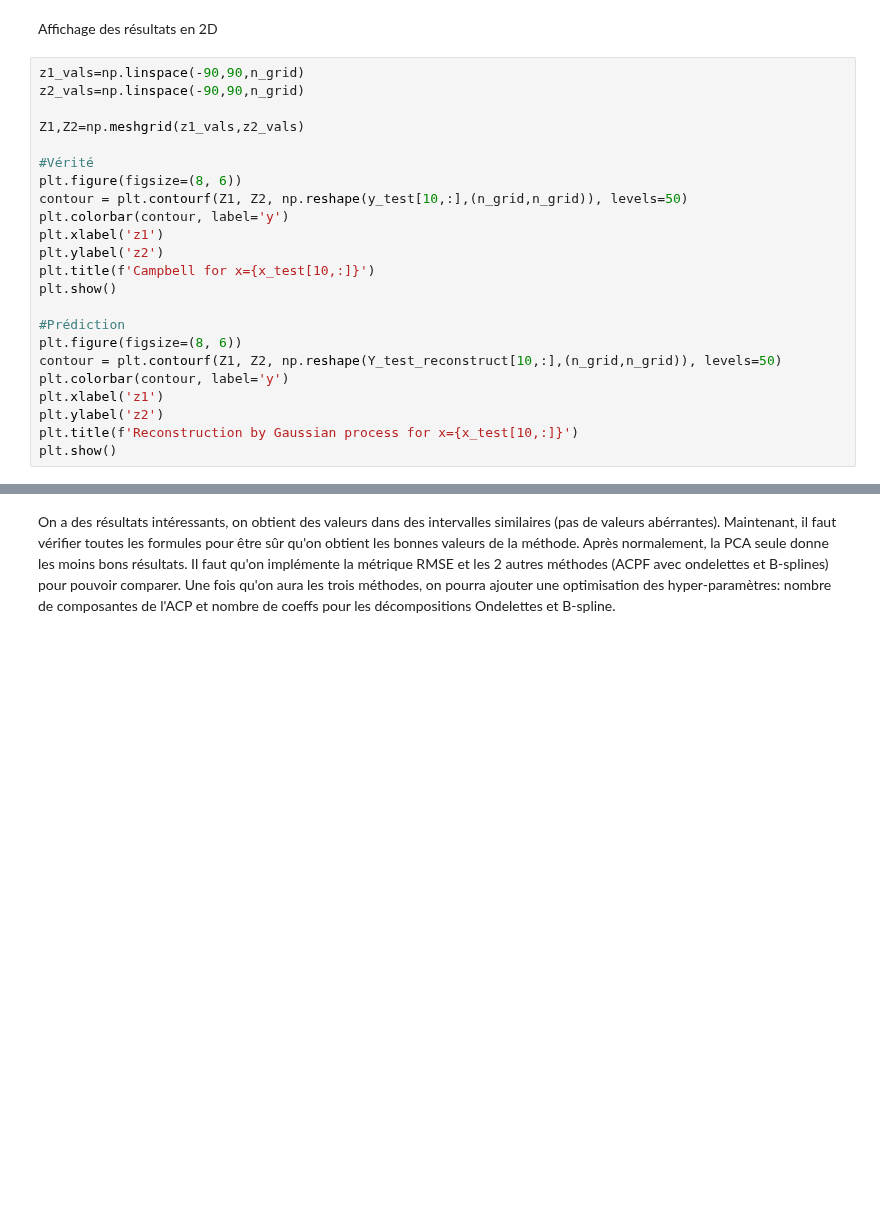
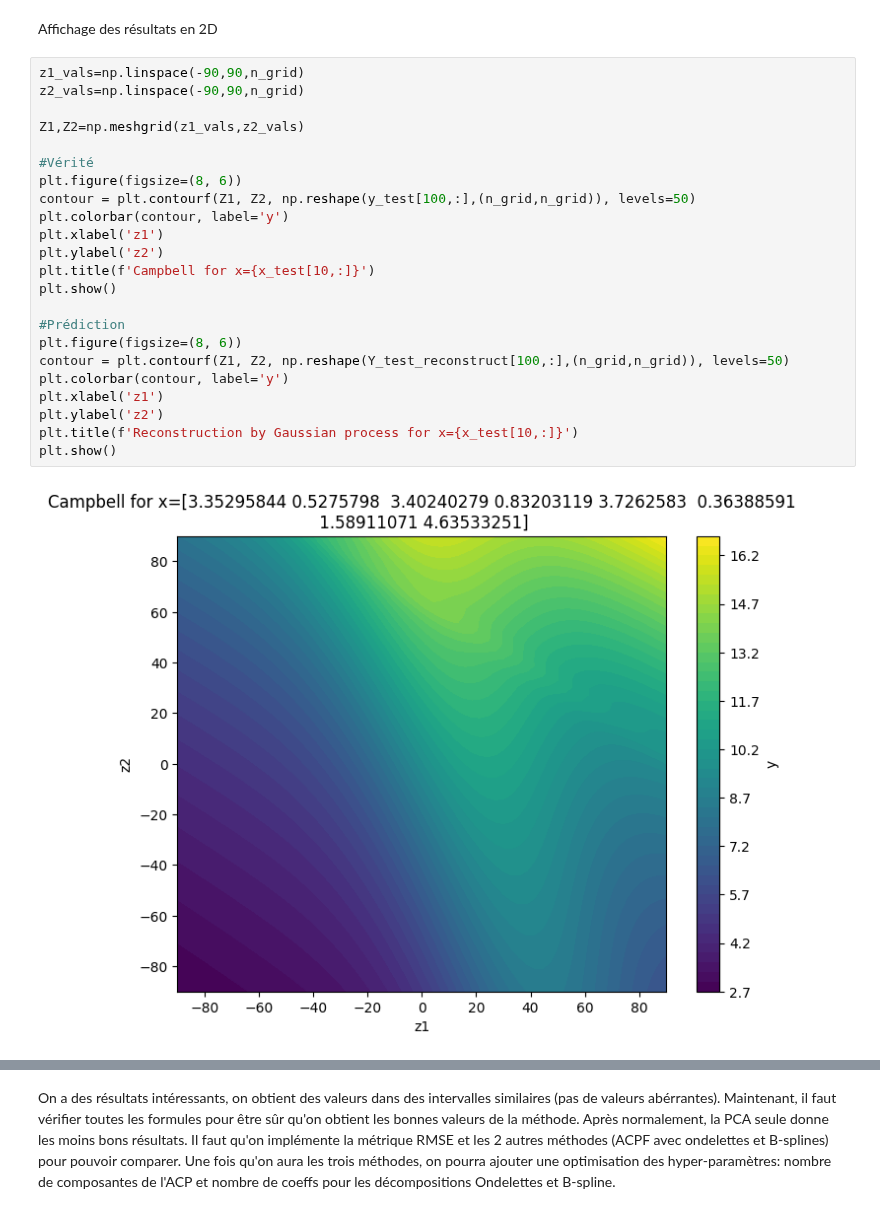
Before and after one commit to Viictordvd/Vigilance-Vagues-Submersion, a Jupyter notebook: campbell.ipynb, the cells around one changed output, grey strips where cells are left out. Saved outputs shown, nothing was run; the diff lists cells and outputs as text; blank space fills up the shorter version.

```diff
--- a/campbell.ipynb
+++ b/campbell.ipynb
@@ -60,23 +66,25 @@ Affichage des résultats en 2D
 # %%
 z1_vals=np.linspace(-90,90,n_grid)
 z2_vals=np.linspace(-90,90,n_grid)
 
 Z1,Z2=np.meshgrid(z1_vals,z2_vals)
 
 #Vérité
 plt.figure(figsize=(8, 6))
-contour = plt.contourf(Z1, Z2, np.reshape(y_test[10,:],(n_grid,n_grid)), levels=50)
+contour = plt.contourf(Z1, Z2, np.reshape(y_test[100,:],(n_grid,n_grid)), levels=50)
 plt.colorbar(contour, label='y')
 plt.xlabel('z1')
 plt.ylabel('z2')
 plt.title(f'Campbell for x={x_test[10,:]}')
 plt.show()
 
 #Prédiction
 plt.figure(figsize=(8, 6))
-contour = plt.contourf(Z1, Z2, np.reshape(Y_test_reconstruct[10,:],(n_grid,n_grid)), levels=50)
+contour = plt.contourf(Z1, Z2, np.reshape(Y_test_reconstruct[100,:],(n_grid,n_grid)), levels=50)
 plt.colorbar(contour, label='y')
 plt.xlabel('z1')
 plt.ylabel('z2')
 plt.title(f'Reconstruction by Gaussian process for x={x_test[10,:]}')
 plt.show()
+# %% [output]
+[figure, added]
```
Also changed, not shown: parts of 8 cells of this notebook, 2 other files.
